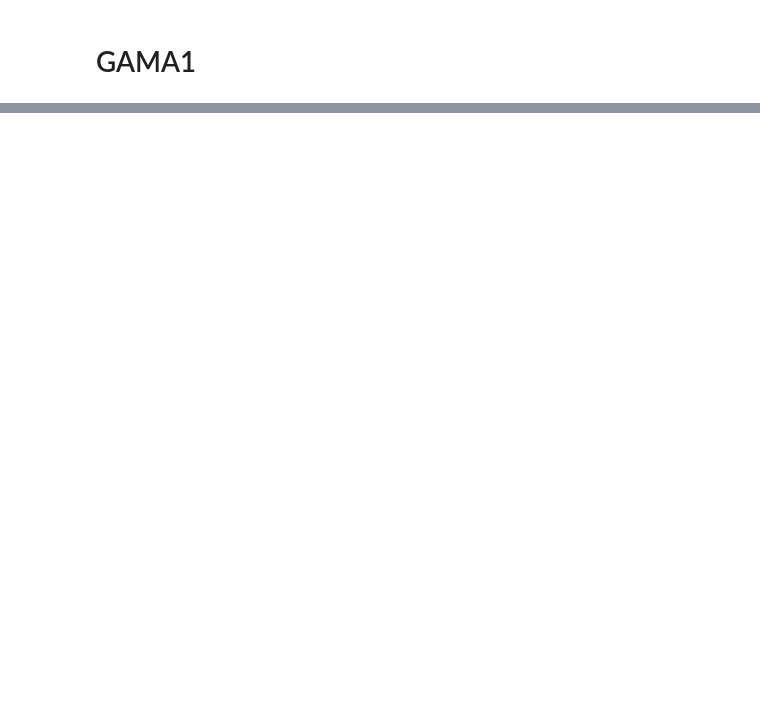
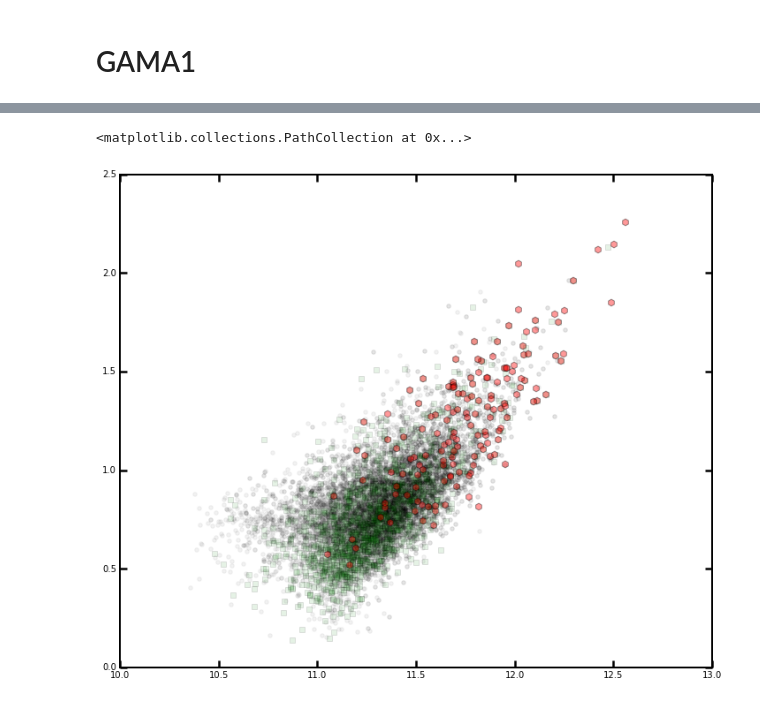
Before and after one commit to dr-guangtou/hsc_redbcg, a Jupyter notebook: note/massiveGalfit_160107.ipynb, the cells around one changed output, grey strips where cells are left out. Cells and saved outputs as stored; diff of their text form; code cells hidden in the pictures; blank space fills up the shorter version.

```diff
--- a/note/massiveGalfit_160107.ipynb
+++ b/note/massiveGalfit_160107.ipynb
@@ -715,6 +786,32 @@ bcgTab.add_column(Column(name='ri_kC', data=ri_kC_bcg))
 bcgTab.add_column(Column(name='logm2lI_A', data=logm2lI_A_bcg))
 bcgTab.add_column(Column(name='logm2lI_B', data=logm2lI_B_bcg))
 bcgTab.add_column(Column(name='logm2lI_C', data=logm2lI_C_bcg))
+# %%
+memTab.add_column(Column(name='lumI_cmodel', data=lumI_mem))
+memTab.add_column(Column(name='lumG_cmodel', data=lumG_mem))
+memTab.add_column(Column(name='lumR_cmodel', data=lumR_mem))
+memTab.add_column(Column(name='lumZ_cmodel', data=lumZ_mem))
+
+memTab.add_column(Column(name='lumI_kA_cmodel', data=lumI_kA_mem))
+memTab.add_column(Column(name='lumI_kB_cmodel', data=lumI_kB_mem))
+memTab.add_column(Column(name='lumI_kC_cmodel', data=lumI_kC_mem))
+
+memTab.add_column(Column(name='gr_kA', data=gr_kA_mem))
+memTab.add_column(Column(name='gi_kA', data=gi_kA_mem))
+memTab.add_column(Column(name='gz_kA', data=gz_kA_mem))
+memTab.add_column(Column(name='ri_kA', data=ri_kA_mem))
+memTab.add_column(Column(name='gr_kB', data=gr_kB_mem))
+memTab.add_column(Column(name='gi_kB', data=gi_kB_mem))
+memTab.add_column(Column(name='gz_kB', data=gz_kB_mem))
+memTab.add_column(Column(name='ri_kB', data=ri_kB_mem))
+memTab.add_column(Column(name='gr_kC', data=gr_kC_mem))
+memTab.add_column(Column(name='gi_kC', data=gi_kC_mem))
+memTab.add_column(Column(name='gz_kC', data=gz_kC_mem))
+memTab.add_column(Column(name='ri_kC', data=ri_kC_mem))
+
+memTab.add_column(Column(name='logm2lI_A', data=logm2lI_A_mem))
+memTab.add_column(Column(name='logm2lI_B', data=logm2lI_B_mem))
+memTab.add_column(Column(name='logm2lI_C', data=logm2lI_C_mem))
 # %%
 gama1Tab.add_column(Column(name='lumI_cmodel', data=lumI_gama1))
 gama1Tab.add_column(Column(name='lumG_cmodel', data=lumG_gama1))
@@ -1010,0 +1446,13 @@ plt.scatter(logm2Gama1, logr2Gama1, c='r')
+# %%
+plt.scatter(logmGama1, logrGama1, c='k', alpha=0.05)
+
+plt.scatter(logmGama2, logrGama2, c='k', alpha=0.05)
+
+plt.scatter(logmGama3, logrGama3, c='k', alpha=0.05)
+
+plt.scatter(logmMem, logrMem, c='g', alpha=0.1, s=30, marker='s')
+
+plt.scatter(logmBcg, logrBcg, c='r', alpha=0.4, s=60, marker='h')
+# %% [output]
+<matplotlib.collections.PathCollection at 0x...>
+[figure, added]
```
Also changed, not shown: parts of 13 cells of this notebook.
